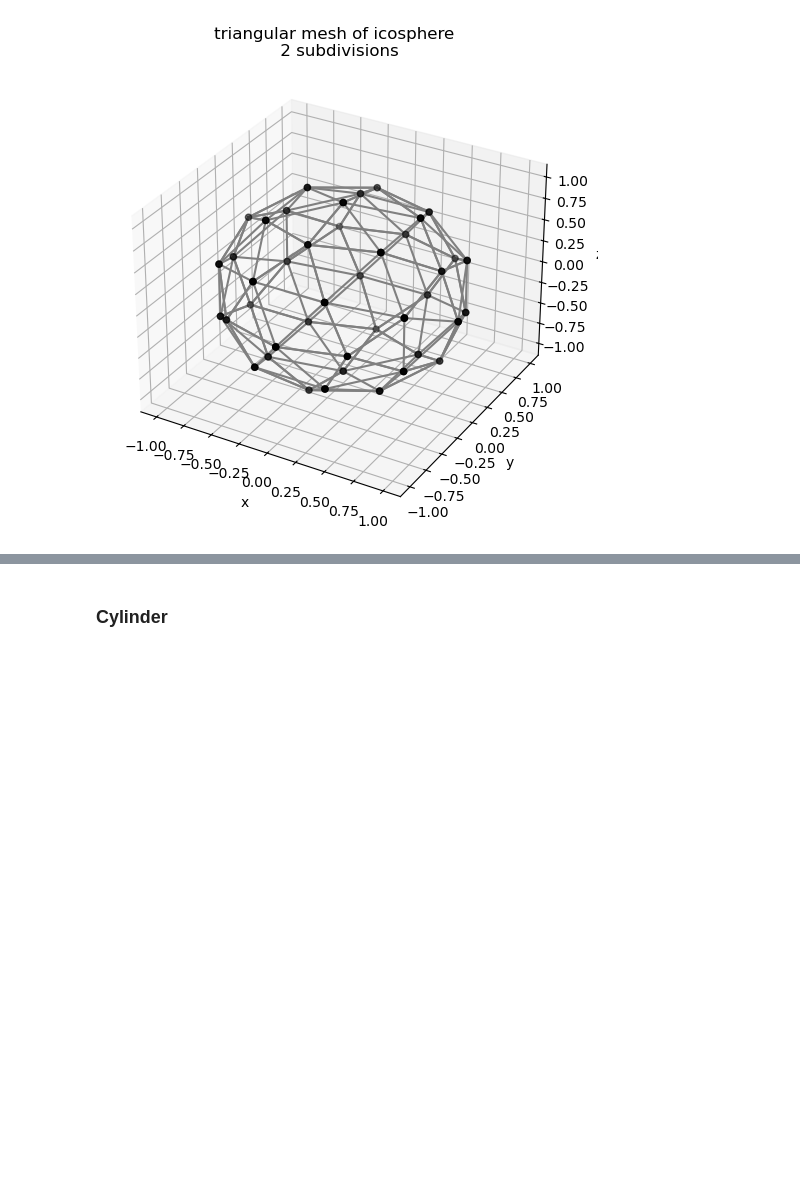
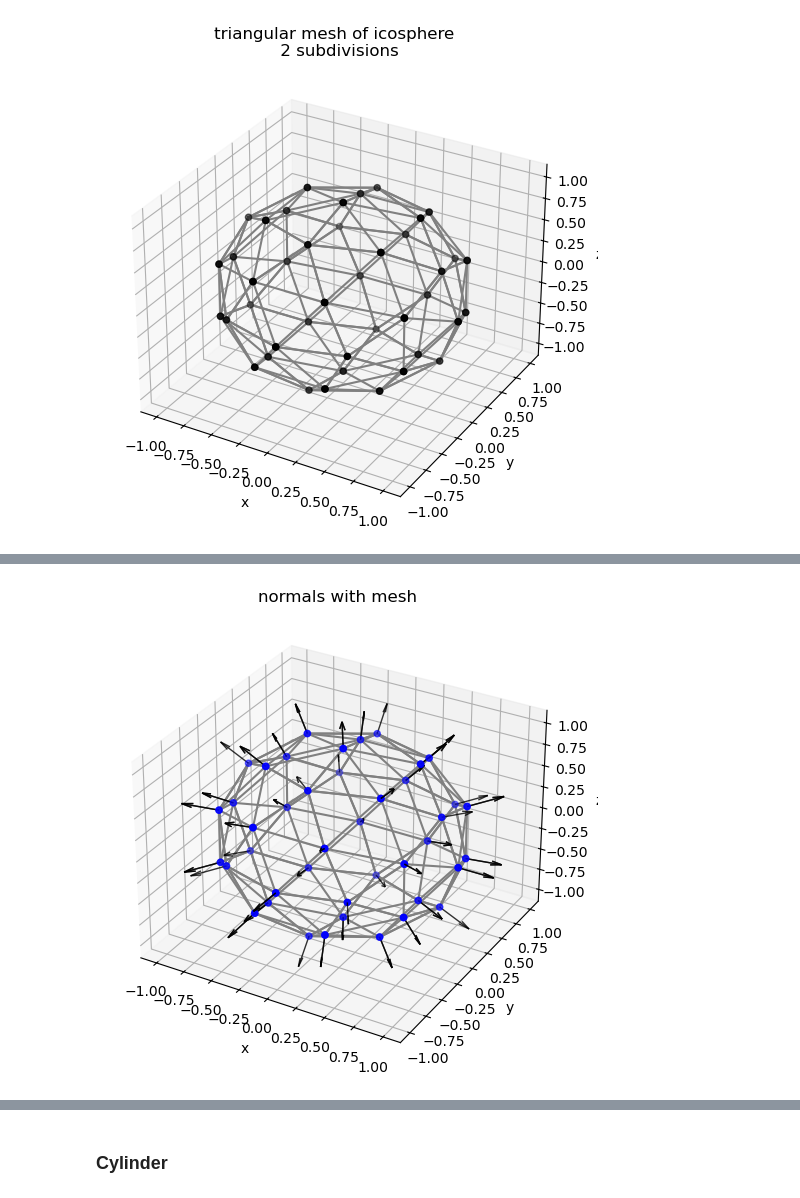
Before and after one commit to dHuberYoumans/maths, a Jupyter notebook: MeanCurvFlow/notebook/MeanCurvFlow.ipynb, the cells around one changed output, grey strips where cells are left out. Cells and saved outputs as stored; diff of their text form; code cells hidden in the pictures; blank space fills up the shorter version.

```diff
--- a/MeanCurvFlow/notebook/MeanCurvFlow.ipynb
+++ b/MeanCurvFlow/notebook/MeanCurvFlow.ipynb
@@ -163,0 +163,4 @@ icosphere.plot_normals(scale=0.3,title='nromals',mesh=True)
+# %%
+icosphere.plot_normals(scale=0.3,title='normals with mesh',mesh=True)
+# %% [output]
+[figure, added]
```
Also changed, not shown: parts of 5 cells of this notebook.
